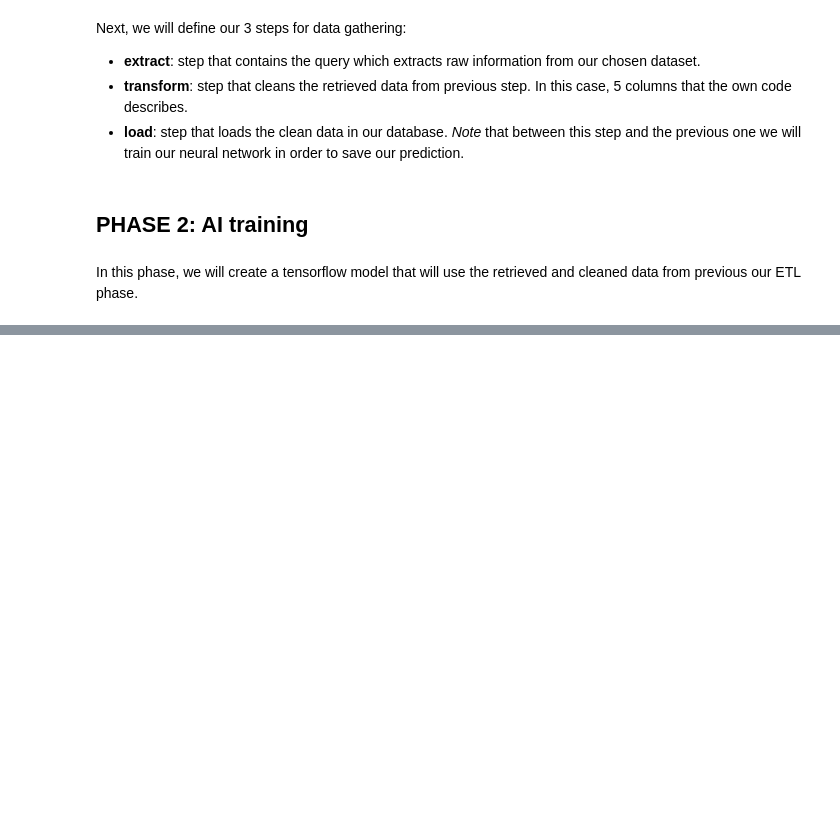
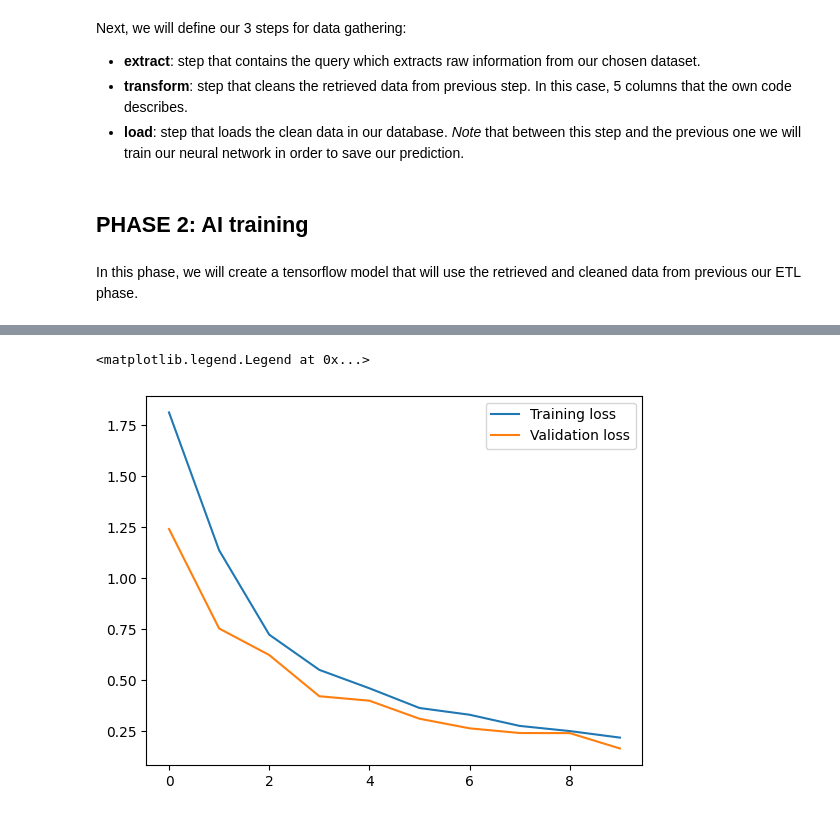
Before and after one commit to JhostinD/tfg-informatica, a Jupyter notebook: src/main_notebook.ipynb, the cells around one changed output, grey strips where cells are left out. Drawn from its saved outputs; the diff is of its cells as text; code cells hidden in the pictures; blank space fills up the shorter version.

Commit message:
wip: jupyter notebook ai training, pending prediction

```diff
--- a/src/main_notebook.ipynb
+++ b/src/main_notebook.ipynb
@@ -65,6 +67,11 @@ def transform(data_raw):
     # Filtering columns given selected columns list
     df_clean: DataFrame = df_clean.loc[:, selected_columns]
 
+    # Converting zip and msa columns to float values, month to datetime
+    df_clean['zip'] = df_clean['zip'].astype(float)
+    df_clean['msa'] = df_clean['msa'].astype(float)
+    df_clean['month'] = pd.to_datetime(df_clean['month'])
+
     # Cleaning data from NaN values in hpi_value and hpi_real
     df_clean = df_clean[df_clean.hpi_value.notnull()]
     df_clean = df_clean[df_clean.hpi_real.notnull()]
@@ -131,0 +179,4 @@ model, X_test_scaled, y_test
+# %%
+# Divide data in features (X) and labels (y)
+X = data_processed.drop(['month'], axis=1)
+y = data_processed[['hpi_value', 'hpi_real']]
@@ -131,0 +191,13 @@ model, X_test_scaled, y_test
+# %%
+# Define neural network architecture
+model = Sequential([
+    Dense(32, activation='relu', input_shape=(X_train_scaled.shape[1],)),
+    Dense(32, activation='relu'),
+    Dense(2)  # 4 output neurons to predict 4 columns
+])
+
+# Compile model
+model.compile(optimizer='adam', loss='mse')
+# %%
+# Train model
+history = model.fit(X_train_scaled, y_train, epochs=30, batch_size=5, validation_data=(X_test_scaled, y_test))
@@ -131,0 +222,7 @@ model, X_test_scaled, y_test
+# %%
+plt.plot(history.history['loss'][20:30], label='Training loss')
+plt.plot(history.history['val_loss'][20:30], label='Validation loss')
+plt.legend()
+# %% [output]
+<matplotlib.legend.Legend at 0x...>
+[figure, added]
```
Also changed, not shown: parts of 16 cells of this notebook.
